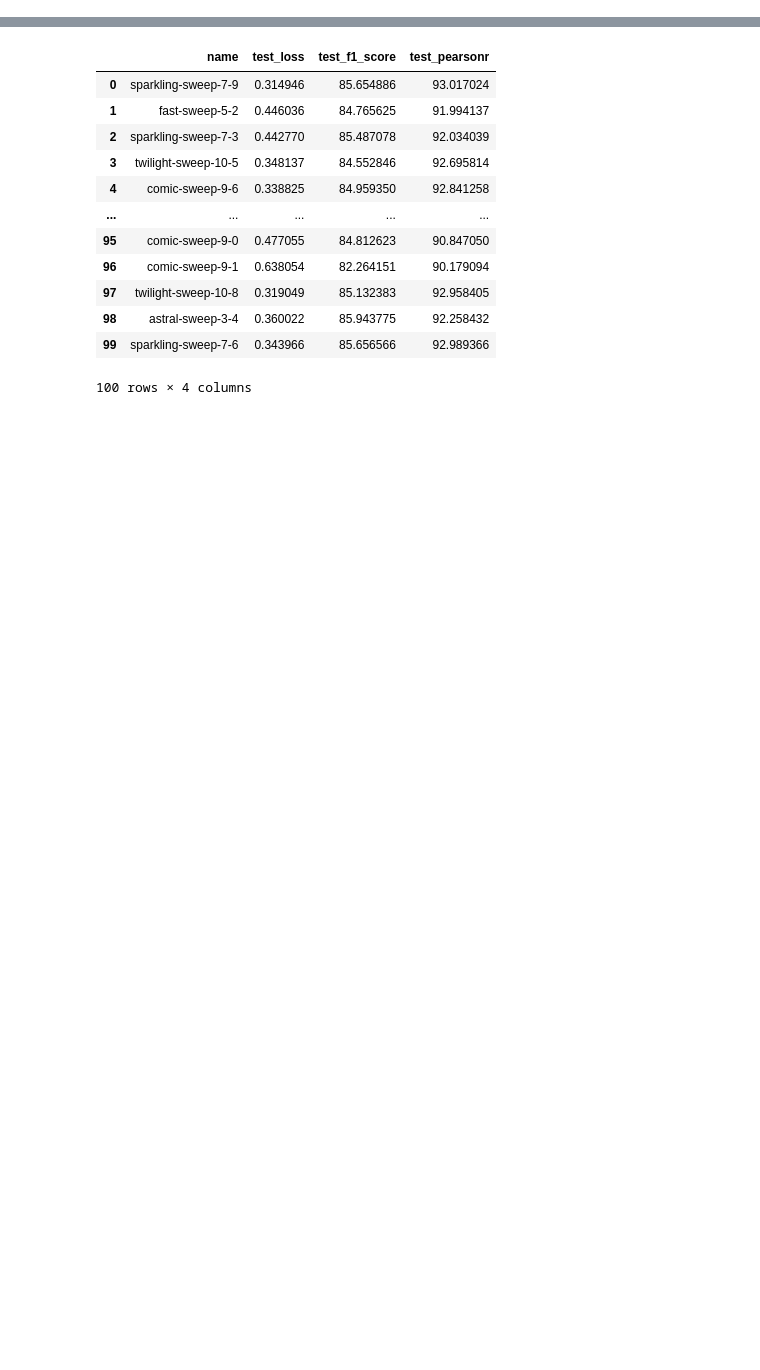
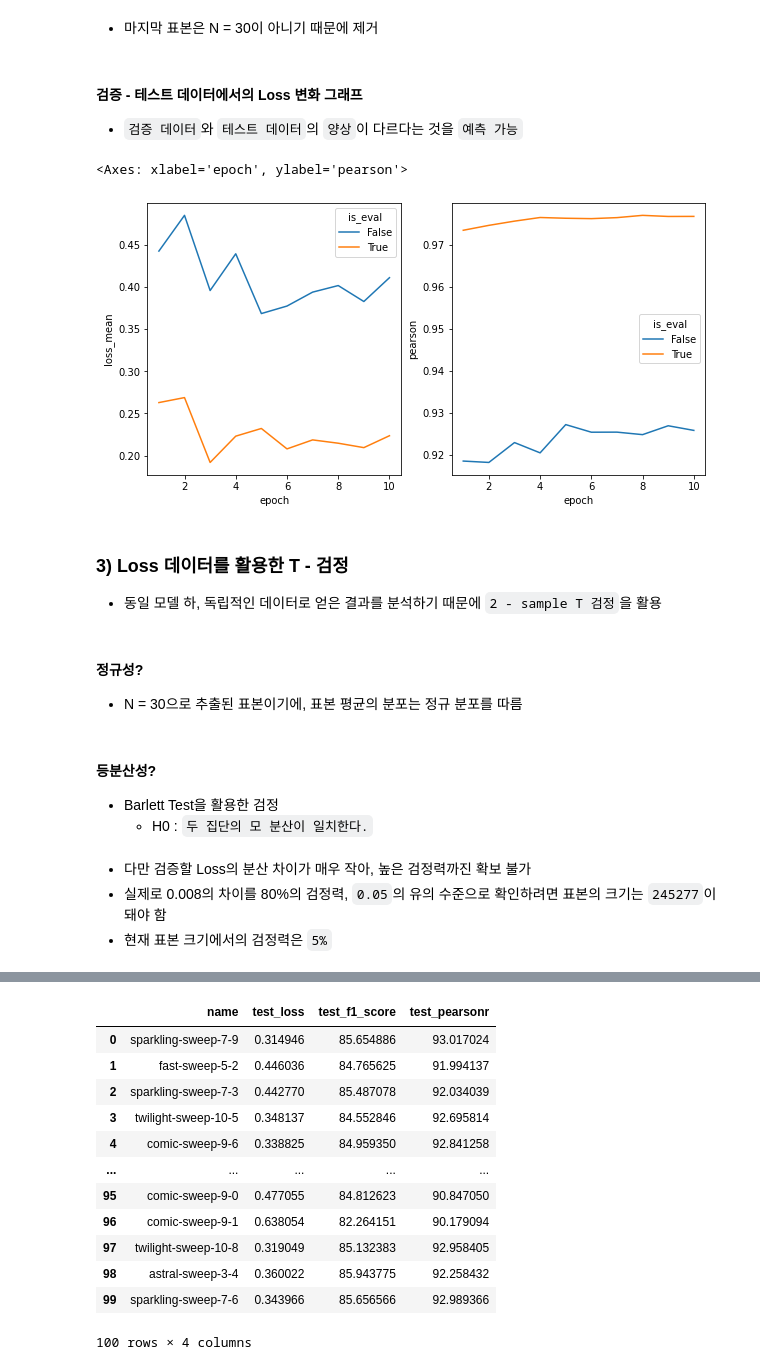
Before and after one commit to Woodywarhol9/wanted-pre-onboarding, a Jupyter notebook: 기업과제/기업과제3/valid_test_check.ipynb, the cells around one changed output, grey strips where cells are left out. Cells and saved outputs as stored; diff of their text form; code cells hidden in the pictures; blank space fills up the shorter version.

```diff
--- a/기업과제/기업과제3/valid_test_check.ipynb
+++ b/기업과제/기업과제3/valid_test_check.ipynb
@@ -0,0 +139,27 @@
+# %%
+def file_to_df(f_dir, df, epoch, is_eval = True):
+  with open (f_dir, "r") as f:
+    data = f.readlines()
+    data = [x.strip() for x in data]
+    # 데이터 추출
+    pearson = re.sub("[^\d*\.?\d+]","",data[2])
+    loss = list(map(float, data[1][6:][2:-2].strip().split(",")))
+    df.loc[len(df)] = [epoch, re.sub("[^\d*\.?\d+]","",data[2]), loss, is_eval]
+
+import os
+import natsort # 파일명 정렬
+import pandas as pd
+import re
+
+df = pd.DataFrame(columns = ["epoch", "pearson", "loss", "is_eval"])
+dir_path = "content/KoELECTRA/finetune/ckpt/koelectra-base-v3-korsts-ckpt"
+for dir in os.listdir(dir_path):
+  file_path = os.path.join(dir_path, dir)
+  epoch = 0
+  for f in natsort.natsorted(os.listdir(file_path)):
+    print(f)
+    epoch += 1
+    if dir == "dev":
+      file_to_df(os.path.join(file_path, f), df, epoch)
+    else:
+      file_to_df(os.path.join(file_path, f), df, epoch, False)
@@ -0,0 +187,27 @@
+# %% [markdown]
+- 마지막 표본은 N = 30이 아니기 때문에 제거
+# %%
+import numpy as np
+
+df['loss'] = df['loss'].apply(lambda x : x[:-1])
+df['loss_mean'] = df['loss'].apply(lambda x : np.mean(x))
+df['loss_std'] = df['loss'].apply(lambda x : np.std(x))
+df['loss_var'] = df['loss'].apply(lambda x : np.var(x))
+df['pearson'] = df['pearson'].apply(lambda x : float(x[:8]))
+# %% [markdown]
+#### 검증 - 테스트 데이터에서의 Loss 변화 그래프
+ - `검증 데이터`와 `테스트 데이터`의 `양상`이 다르다는 것을 `예측 가능`
+# %%
+import seaborn as sns
+import matplotlib.pyplot as plt
+
+fig, axs = plt.subplots(1, 2, figsize = (10, 5))
+
+sns.lineplot(data = df, x = "epoch", y = "loss_mean", hue = "is_eval", ax = axs[0])
+sns.lineplot(data = df, x = "epoch", y = "pearson", hue = "is_eval", ax = axs[1])
+# %% [output]
+<Axes: xlabel='epoch', ylabel='pearson'>
+[figure, added]
+# %% [markdown]
+### 3) Loss 데이터를 활용한 T - 검정
+- 동일 모델 하, 독립적인 데이터로 얻은 결과를 분석하기 때문에 `2 - sample T 검정`을 활용
@@ -0,0 +218,12 @@
+# %% [markdown]
+#### 정규성?
+- N = 30으로 추출된 표본이기에, 표본 평균의 분포는 정규 분포를 따름
+# %% [markdown]
+#### 등분산성?
+- Barlett Test을 활용한 검정
+  - H0 : `두 집단의 모 분산이 일치한다.`
+# %% [markdown]
+
+- 다만 검증할 Loss의 분산 차이가 매우 작아, 높은 검정력까진 확보 불가
+- 실제로 0.008의 차이를 80%의 검정력, `0.05`의 유의 수준으로 확인하려면 표본의 크기는 `245277`이 돼야 함
+- 현재 표본 크기에서의 검정력은 `5%`
```
Also changed, not shown: parts of 100 cells of this notebook, 1 other file.
